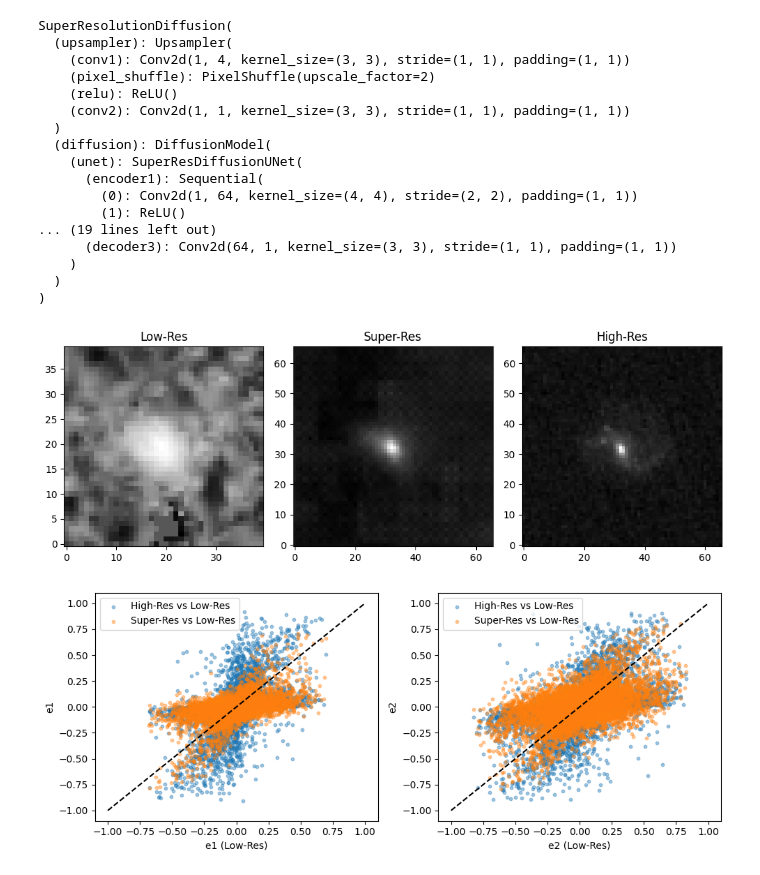
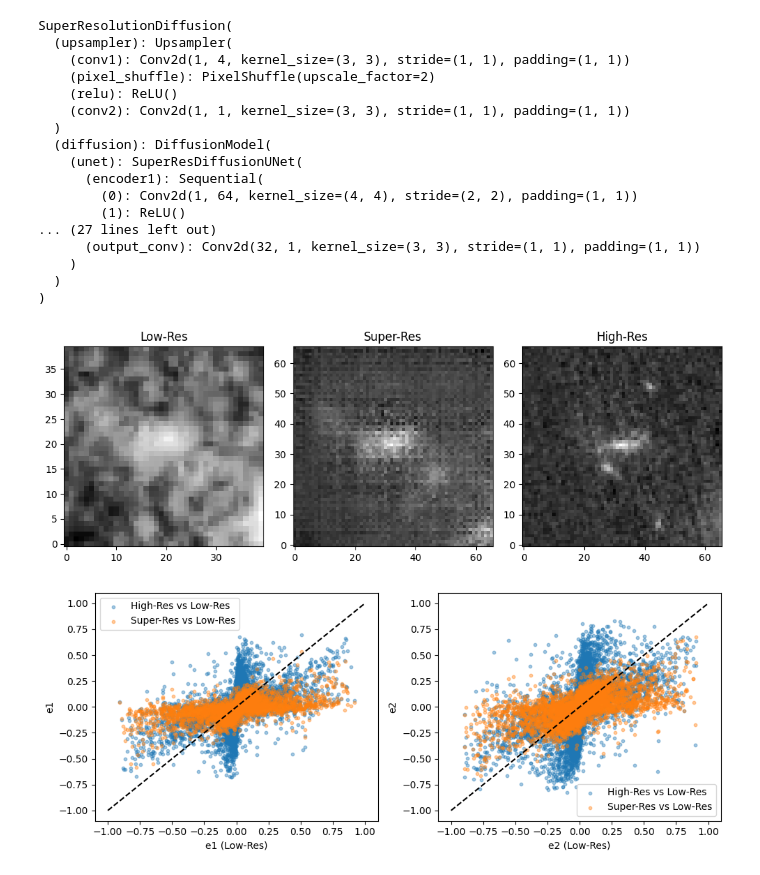
Before and after one commit to xoubish/superNISP, a Jupyter notebook: code/test_model.ipynb, the cells around one changed output. Drawn from its saved outputs; the diff is of its cells as text; code cells hidden in the pictures.

```diff
--- a/code/test_model.ipynb
+++ b/code/test_model.ipynb
@@ -8,7 +8,7 @@ from dataset import SuperResolutionDataset
 from model import SuperResolutionDiffusion, SuperResDiffusionUNet, Upsampler
 from torch.utils.data import DataLoader
 # %%
-MODEL_PATH = "/home/shemmati/Work/Projects/superNISP/code/wandb/latest-run/files/best_model.pth"
+MODEL_PATH = "/home/shemmati/Work/Projects/superNISP/code/wandb/run-20250422_200003-eqjh6197/files/best_model.pth"
 DEVICE = torch.device("cuda" if torch.cuda.is_available() else "cpu")
 
 # ---- Load dataset ----
@@ -40,31 +40,33 @@ SuperResolutionDiffusion(
       (encoder1): Sequential(
         (0): Conv2d(1, 64, kernel_size=(4, 4), stride=(2, 2), padding=(1, 1))
         (1): ReLU()
-... (19 lines left out)
-      (decoder3): Conv2d(64, 1, kernel_size=(3, 3), stride=(1, 1), padding=(1, 1))
+... (27 lines left out)
+      (output_conv): Conv2d(32, 1, kernel_size=(3, 3), stride=(1, 1), padding=(1, 1))
     )
   )
 )
 # %%
 idx = np.random.randint(0, len(test_dataset))
 lr_img, hr_img = test_dataset[idx]
 lr_img_tensor = lr_img.unsqueeze(0).to(DEVICE)
-t_test = torch.zeros((1,), dtype=torch.long, device=DEVICE)
+t_value = 200  # You can try 0, 50, 100, 250, etc.
+t_test = torch.full((lr_img.shape[0],), t_value, dtype=torch.long, device='cuda')
+
 with torch.no_grad():
     sr_img = model(lr_img_tensor, t_test).detach().cpu().squeeze(0)
 
 
 fig, axs = plt.subplots(1, 3, figsize=(10, 3.4))
 axs[0].imshow(lr_img[0].cpu().numpy(), origin='lower', cmap='gray')
 axs[0].set_title("Low-Res")
 axs[1].imshow(sr_img[0].numpy(), origin='lower', cmap='gray')  # already detached
 axs[1].set_title("Super-Res")
 axs[2].imshow(hr_img[0].cpu().numpy(), origin='lower', cmap='gray')
 axs[2].set_title("High-Res")
 plt.tight_layout()
 plt.show()
 # %% [output]
-[figure, old version]
+[figure, new version]
 # %%
 # Initialize arrays to store moments
 e1_lr, e2_lr, g1_lr, g2_lr = [], [], [], []
@@ -85,7 +87,10 @@ def get_moments(image_np):
 for i in range(len(test_dataset)):
     lr_img, hr_img = test_dataset[i]
     lr_img_tensor = lr_img.unsqueeze(0).to(DEVICE)
-    t = torch.zeros((1,), dtype=torch.long, device=DEVICE)
+    t_value = 250  # You can try 0, 50, 100, 250, etc.
+    t = torch.full((lr_img.shape[0],), t_value, dtype=torch.long, device=DEVICE)
+
+    #t = torch.zeros((1,), dtype=torch.long, device=DEVICE)
 
     with torch.no_grad():
         sr_img = model(lr_img_tensor, t).detach().cpu().squeeze(0)  # shape (1, H, W)
@@ -102,15 +107,15 @@ for i in range(len(test_dataset)):
 # Plot e1 and e2 comparisons
 fig, axs = plt.subplots(1, 2, figsize=(10, 4))
 
-axs[0].scatter(e1_lr, e1_hr, s=10, alpha=0.4, label='High-Res vs Low-Res')
-axs[0].scatter(e1_lr, e1_sr, s=10, alpha=0.4, label='Super-Res vs Low-Res')
+axs[0].scatter(e1_hr, e1_lr, s=10, alpha=0.4, label='High-Res vs Low-Res')
+axs[0].scatter(e1_hr, e1_sr, s=10, alpha=0.4, label='Super-Res vs Low-Res')
 axs[0].plot([-1, 1], [-1, 1], 'k--')
 axs[0].set_xlabel("e1 (Low-Res)")
 axs[0].set_ylabel("e1")
 axs[0].legend()
 
-axs[1].scatter(e2_lr, e2_hr, s=10, alpha=0.4, label='High-Res vs Low-Res')
-axs[1].scatter(e2_lr, e2_sr, s=10, alpha=0.4, label='Super-Res vs Low-Res')
+axs[1].scatter(e2_hr, e2_lr, s=10, alpha=0.4, label='High-Res vs Low-Res')
+axs[1].scatter(e2_hr, e2_sr, s=10, alpha=0.4, label='Super-Res vs Low-Res')
 axs[1].plot([-1, 1], [-1, 1], 'k--')
 axs[1].set_xlabel("e2 (Low-Res)")
 axs[1].set_ylabel("e2")
@@ -119,4 +124,4 @@ axs[1].legend()
 plt.tight_layout()
 plt.show()
 # %% [output]
-[figure, old version]
+[figure, new version]
```
Also changed, not shown: 2 other files.
